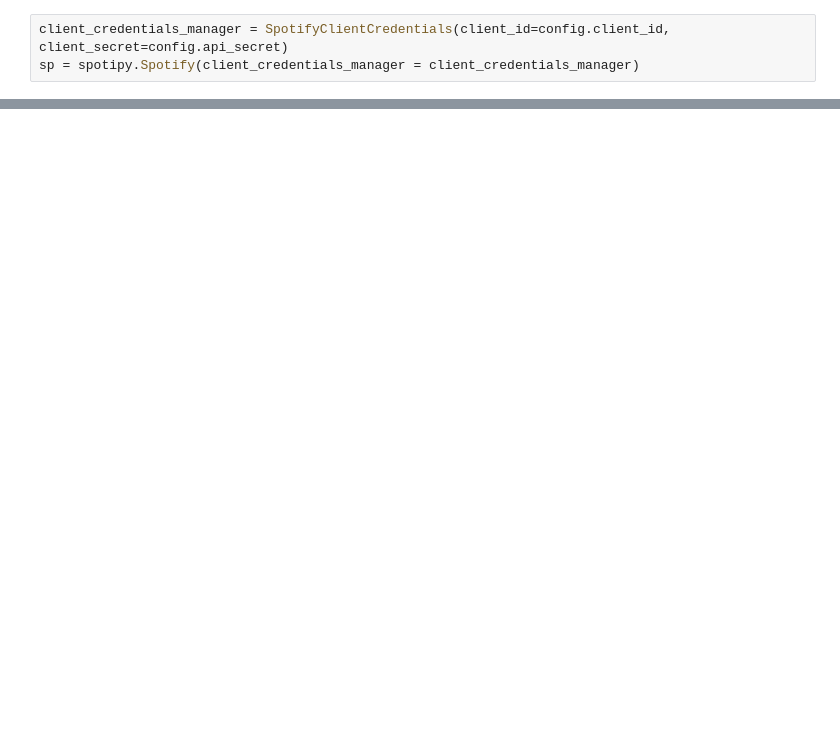
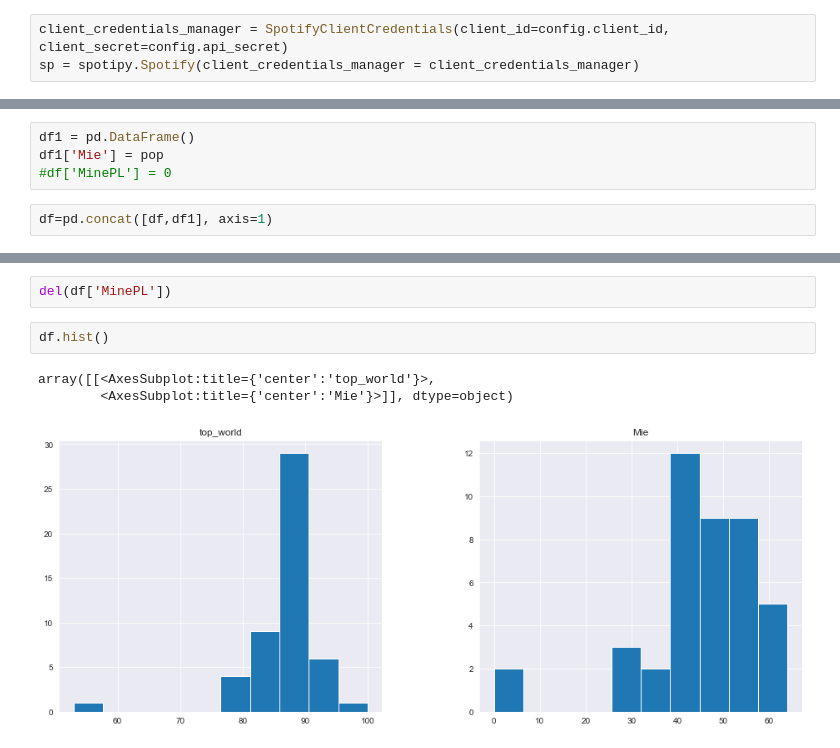
Before and after one commit to davidrodord56/SpotiAPP, a Jupyter notebook: Lab-Code.ipynb, the cells around one changed output, grey strips where cells are left out. Drawn from its saved outputs; the diff is of its cells as text; blank space fills up the shorter version.

```diff
--- a/Lab-Code.ipynb
+++ b/Lab-Code.ipynb
@@ -54,2 +64,8 @@ Yonaguni  /  Bad Bunny / Yonaguni / 88
+# %%
+df1 = pd.DataFrame()
+df1['Mie'] = pop
+#df['MinePL'] = 0
+# %%
+df=pd.concat([df,df1], axis=1)
 # %%
 print(sp.audio_features(track_uris[1]))
@@ -57,0 +96,8 @@ print(sp.audio_features(track_uris[1]))
+# %%
+del(df['MinePL'])
+# %%
+df.hist()
+# %% [output]
+array([[<AxesSubplot:title={'center':'top_world'}>,
+        <AxesSubplot:title={'center':'Mie'}>]], dtype=object)
+[figure, added]
```
Also changed, not shown: parts of 8 cells of this notebook.
